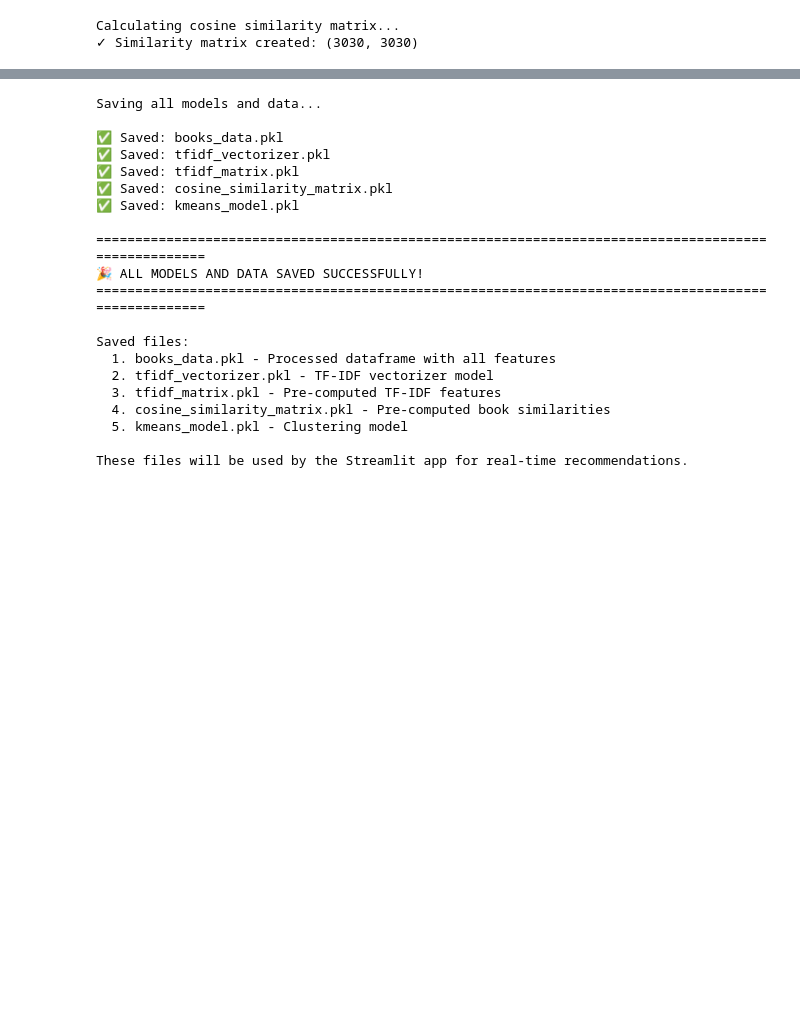
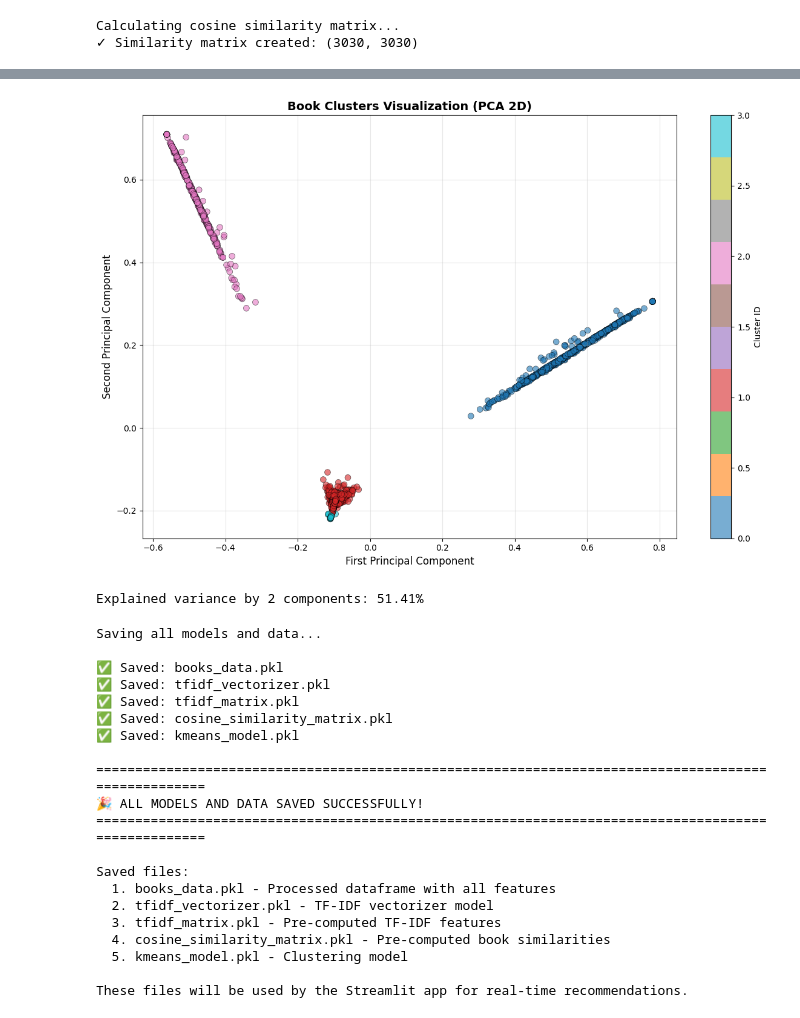
Before and after one commit to surya1626/audible-insights-book-recommendation, a Jupyter notebook: notebooks/index.ipynb, the cells around one changed output, grey strips where cells are left out. Saved outputs shown, nothing was run; the diff lists cells and outputs as text; code cells hidden in the pictures; blank space fills up the shorter version.

```diff
--- a/notebooks/index.ipynb
+++ b/notebooks/index.ipynb
@@ -611,3 +692,34 @@ Cluster Distribution:
+# %%
+
+
+pca_2d = PCA(n_components=2, random_state=42)
+tfidf_2d = pca_2d.fit_transform(tfidf_reduced)
+
+# Create scatter plot
+plt.figure(figsize=(12, 8))
+scatter = plt.scatter(
+    tfidf_2d[:, 0],
+    tfidf_2d[:, 1],
+    c=df_final['Cluster'],
+    cmap='tab10',
+    alpha=0.6,
+    s=50,
+    edgecolors='black',
+    linewidth=0.5
+)
+plt.colorbar(scatter, label='Cluster ID')
+plt.xlabel('First Principal Component', fontsize=12)
+plt.ylabel('Second Principal Component', fontsize=12)
+plt.title('Book Clusters Visualization (PCA 2D)', fontsize=14, fontweight='bold')
+plt.grid(True, alpha=0.3)
+plt.tight_layout()
+# plt.savefig('../visualizations/clusters_2d_visualization.png', dpi=300, bbox_inches='tight')
+plt.show()
+
+print(f"Explained variance by 2 components: {pca_2d.explained_variance_ratio_.sum():.2%}")
+# %% [output]
+[figure, added]
+Explained variance by 2 components: 51.41%
 # %%
 # Create models directory if it doesn't exist
 import os
```
Also changed, not shown: parts of 7 cells of this notebook, 3 other files.
